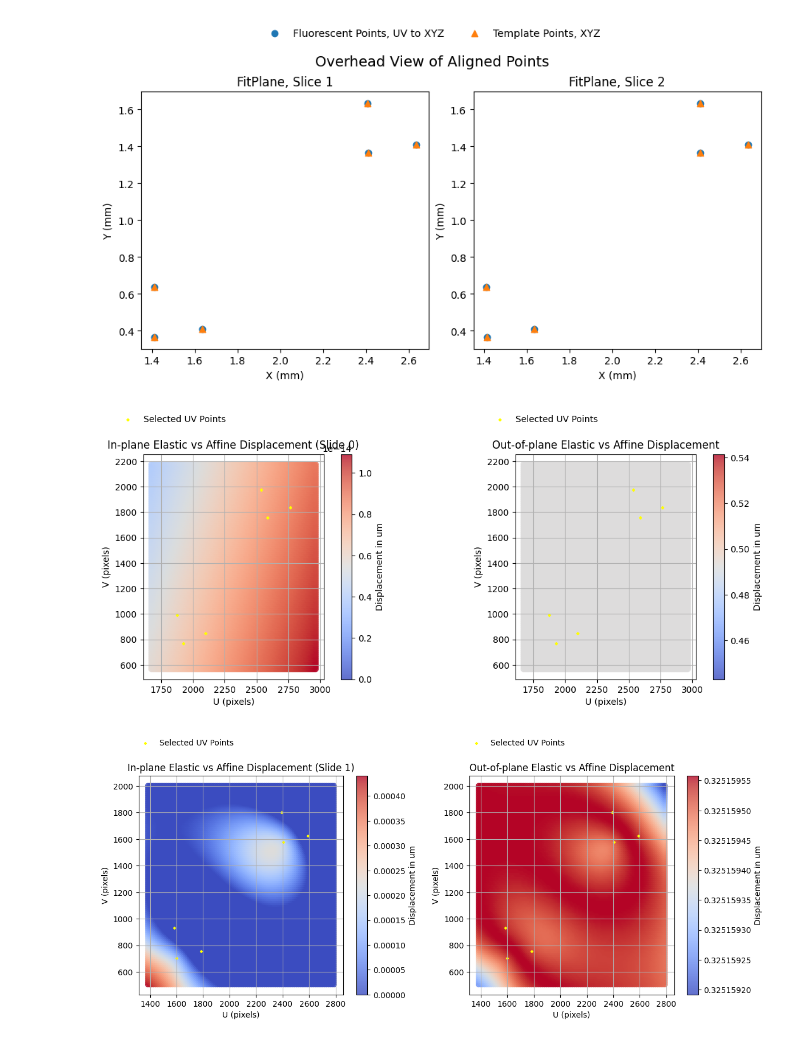
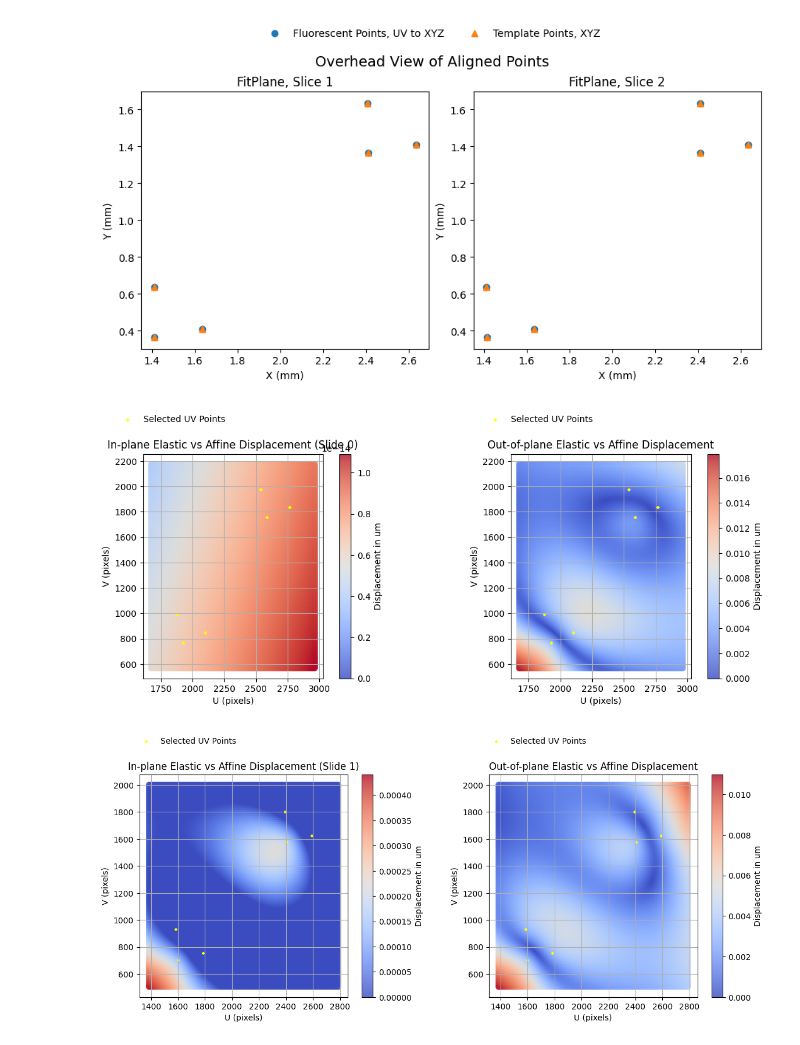
Before and after one commit to WinetraubLab/coregister-xy, a Jupyter notebook: coregister_xy_elastic.ipynb, the cells around one changed output. Cells and saved outputs as stored; diff of their text form; code cells hidden in the pictures.

Commit message:
clean up and out of plane displacement fix

```diff
--- a/coregister_xy_elastic.ipynb
+++ b/coregister_xy_elastic.ipynb
@@ -251,43 +251,10 @@ def plot_mapping_distortion(fps_elastic, fps_affine, fluorescent_image_points_uv
         xyz_interpolated_elastic = fp_elastic.get_xyz_from_uv(uv_grid_points)
         xyz_interpolated_affine = fp_affine.get_xyz_from_uv(uv_grid_points)
 
-        # Compute the Jacobian of the mapping (partial derivatives of xyz w.r.t. uv)
-        # Jacobian matrix describes how the mapping transforms small changes in uv to changes in xyz.
-
-        delta = 1e-5  # Small perturbation for finite differences
-        jacobian = np.zeros((len(uv_grid_points), 2, 2))  # Jacobian matrix for each point
-
-        for i in range(len(uv_grid_points)):
-            uv = uv_grid_points[i]
-            xyz = xyz_interpolated_elastic[i]
-
-            # Perturb u and v separately to compute partial derivatives
-            uv_perturb_u = uv + np.array([delta, 0])
-            uv_perturb_v = uv + np.array([0, delta])
-
-            xyz_perturb_u = fp_elastic.get_xyz_from_uv(uv_perturb_u) # (1,3)
-            xyz_perturb_v = fp_elastic.get_xyz_from_uv(uv_perturb_v)
-
-            # Compute partial derivatives
-            dx_du = (xyz_perturb_u[0, 0] - xyz[0]) / delta
-            dy_du = (xyz_perturb_u[0, 1] - xyz[1]) / delta
-            dx_dv = (xyz_perturb_v[0, 0] - xyz[0]) / delta
-            dy_dv = (xyz_perturb_v[0, 1] - xyz[1]) / delta
-
-            jacobian[i] = np.array([[dx_du, dx_dv], [dy_du, dy_dv]])
-
         # Compute displacement in um
         displacement_vec = xyz_interpolated_elastic - xyz_interpolated_affine
         in_plane_displacement = np.dot(displacement_vec, fp_affine.normal_direction()) # (N,)
-        out_of_plane_displacement = np.sqrt(np.linalg.norm(displacement_vec) ** 2 - in_plane_displacement ** 2)
-
-        # Compute the determinant of the Jacobian (local area scaling factor)
-        # determinant of the Jacobian (jacobian_det) represents the local area scaling factor: det > 1: expansion. det < 1: shrinkage.
-        jacobian_det = np.array([np.linalg.det(j) for j in jacobian])
-
-        angles = np.arctan2(jacobian[:, 1, 0], jacobian[:, 0, 0])  # Angle in radians
-        angles_deg = np.degrees(angles)
-        angles_deg_normalized = (angles_deg + 360) % 360  # Normalize to [0, 360]
+        out_of_plane_displacement = np.sqrt(np.linalg.norm(displacement_vec, axis=-1) ** 2 - in_plane_displacement ** 2)
 
         fig, (ax1, ax2) = plt.subplots(1, 2, figsize=(12, 5))
 
@@ -306,36 +273,37 @@ def plot_mapping_distortion(fps_elastic, fps_affine, fluorescent_image_points_uv
         ax1.set_title(f'In-plane Elastic vs Affine Displacement (Slide {idx})')
         ax1.grid(True)
         ax1.legend(loc="lower right", bbox_to_anchor=(0.5, 1.1), frameon=False)
         ax1.set_aspect('equal')
         fig.colorbar(heatmap, ax=ax1, label='Displacement in um')
 
         heatmap2 = ax2.scatter(
             uv_grid_points[:, 0],
             uv_grid_points[:, 1],
             c=out_of_plane_displacement,
             cmap='coolwarm',
-            alpha=0.8
+            alpha=0.8,
+            vmin=0
         )
         ax2.scatter(fluorescent_image_points_uv_pix[:,0], fluorescent_image_points_uv_pix[:,1], s=4, marker='D', color="yellow", label="Selected UV Points")
         ax2.set_xlabel('U (pixels)')
         ax2.set_ylabel('V (pixels)')
         ax2.set_title(f'Out-of-plane Elastic vs Affine Displacement')
         ax2.grid(True)
         ax2.legend(loc="lower right", bbox_to_anchor=(0.5, 1.1), frameon=False)
         ax2.set_aspect('equal')
         cbar = fig.colorbar(heatmap2, ax=ax2, label='Displacement in um')
         # Force plain formatting (no scientific notation)
         cbar.ax.yaxis.set_major_formatter(ScalarFormatter(useMathText=False))
         cbar.ax.yaxis.get_major_formatter().set_scientific(False)
         cbar.ax.yaxis.get_major_formatter().set_useOffset(False)
 
         plt.tight_layout()
         plt.show()
 
 plot_mapping_distortion(fps_elastic, fps_affine, fluorescent_points_uv_pix_all_planes)
 # %% [output]
-[figure, old version]
+[figure, new version]
-[figure, old version]
+[figure, new version]
 # %%
 # @title Plot all best fit planes in 3D
 
```
